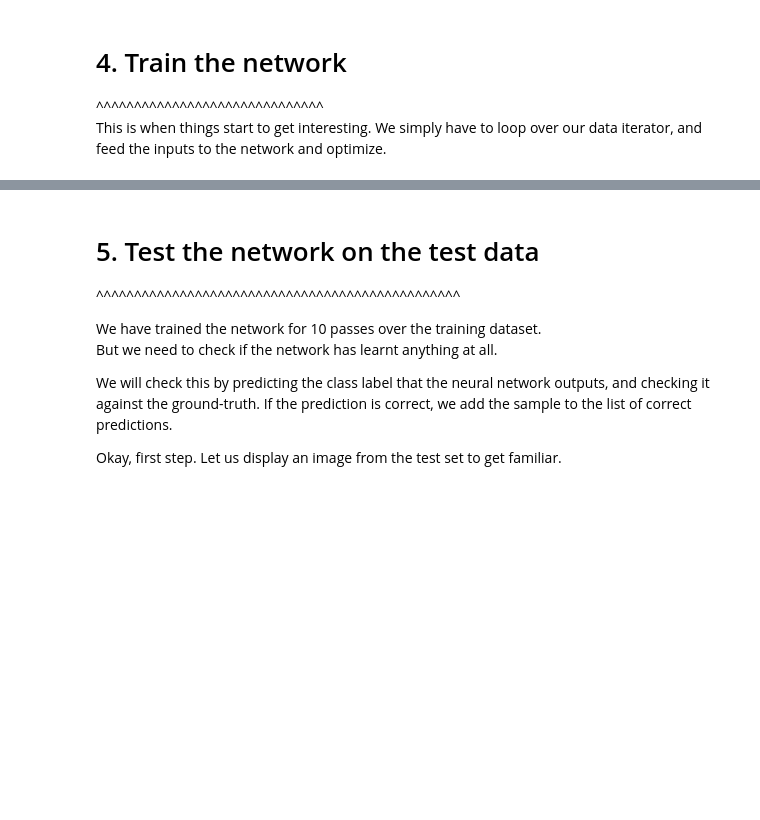
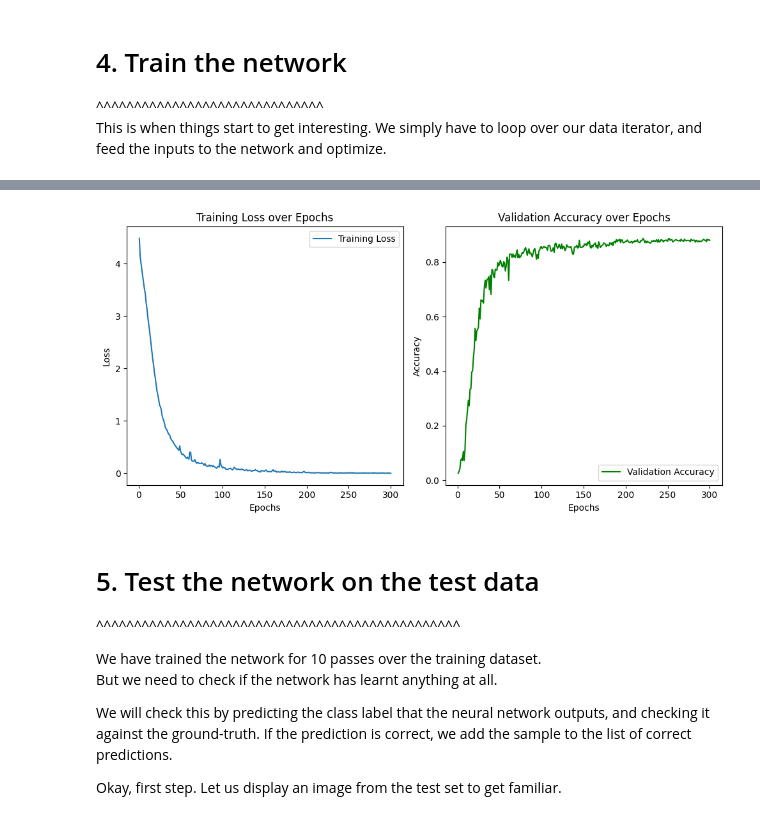
Before and after one commit to wanglearchad/DL_A2, a Jupyter notebook: DL_A2.ipynb, the cells around one changed output, grey strips where cells are left out. Saved outputs shown, nothing was run; the diff lists cells and outputs as text; code cells hidden in the pictures; blank space fills up the shorter version.

```diff
--- a/DL_A2.ipynb
+++ b/DL_A2.ipynb
@@ -310,7 +309,7 @@ for epoch in range(EPOCHS):  # loop over the dataset multiple times
     # 檢查準確度是否是最佳的
     if val_accuracy > best_accuracy:
         best_accuracy = val_accuracy
-        best_model_path = './res34/best_model_epoch'+str(epoch) +'.pth' # 權重檔的儲存路徑
+        best_model_path = './res34/best_model_epoch'+str(epoch+1) +'.pth' # 權重檔的儲存路徑
         torch.save(net.state_dict(), best_model_path)  # 儲存最佳權重
         print(f'\tBest model saved with accuracy: {best_accuracy:.2f}')
 
@@ -325,3 +338,29 @@ KeyboardInterrupt:
+# %%
+import matplotlib.pyplot as plt
+
+epochs = range(1, EPOCHS + 1)  # 定義 epochs 的範圍
+
+# 繪製訓練損失的圖
+plt.figure(figsize=(10, 5))  # 設置圖像大小
+plt.subplot(1, 2, 1)  # 第一個子圖
+plt.plot(epochs, train_losses, label='Training Loss')
+plt.title('Training Loss over Epochs')
+plt.xlabel('Epochs')
+plt.ylabel('Loss')
+plt.legend()
+
+# 繪製驗證準確度的圖
+plt.subplot(1, 2, 2)  # 第二個子圖
+plt.plot(epochs, accuracy_arr, label='Validation Accuracy', color='green')
+plt.title('Validation Accuracy over Epochs')
+plt.xlabel('Epochs')
+plt.ylabel('Accuracy')
+plt.legend()
+
+plt.tight_layout()  # 自動調整子圖的佈局，使其不重疊
+plt.show()
+# %% [output]
+[figure, added]
 # %% [markdown]
 # 5. Test the network on the test data
 ^^^^^^^^^^^^^^^^^^^^^^^^^^^^^^^^^^^^^^^^^^^^^^^^
```
Also changed, not shown: parts of 4 cells of this notebook, 2 other files.
